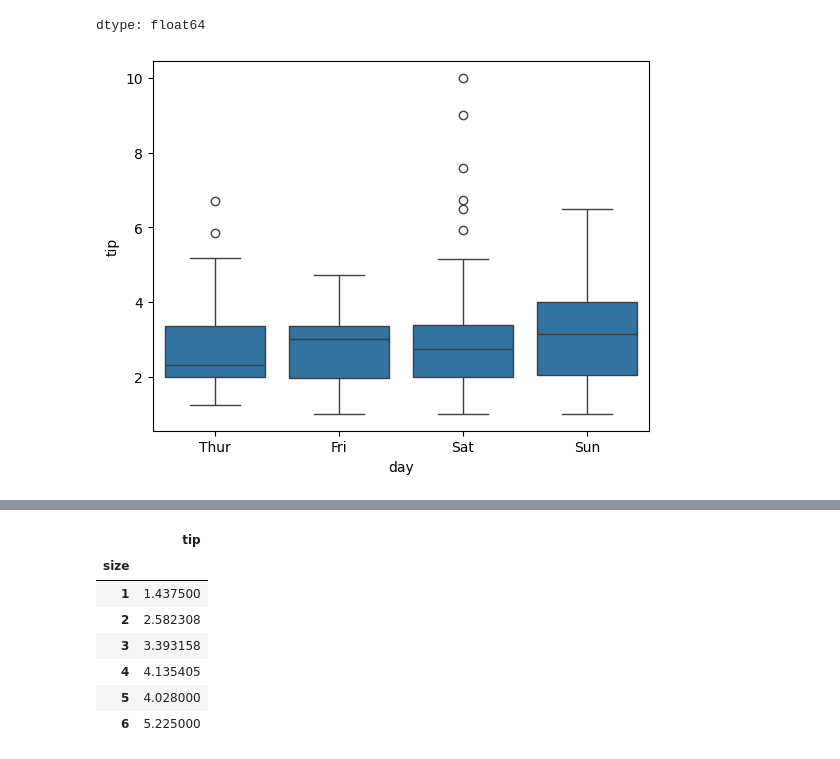
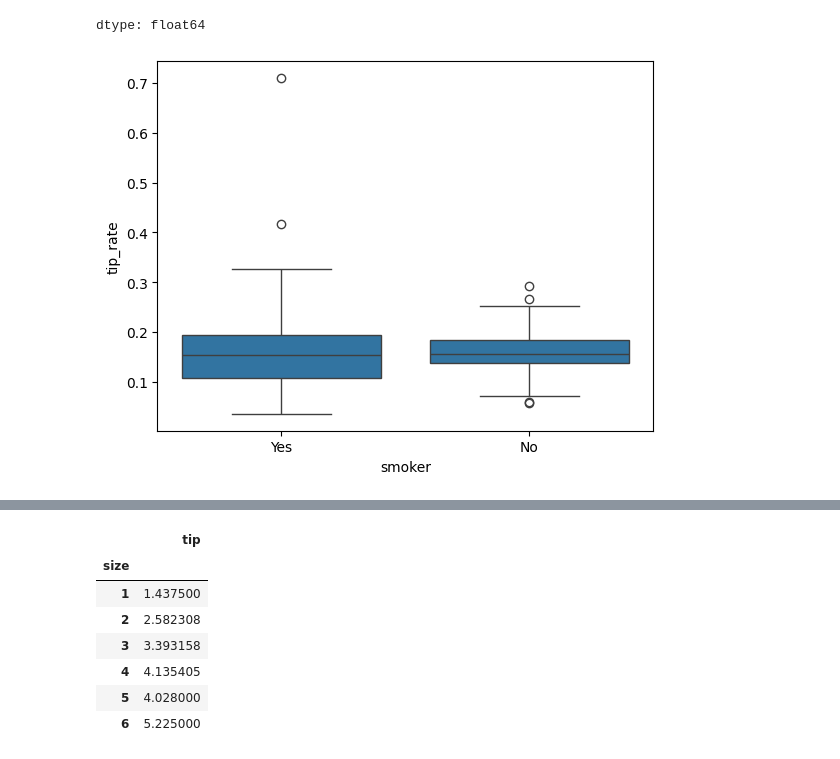
Before and after one commit to 2semlee/restaurant-tip-analysis, a Jupyter notebook: tips-analysis.ipynb, the cells around one changed output, grey strips where cells are left out. Saved outputs shown, nothing was run; the diff lists cells and outputs as text; code cells hidden in the pictures.

```diff
--- a/tips-analysis.ipynb
+++ b/tips-analysis.ipynb
@@ -80,7 +147,7 @@ df.groupby("smoker")["tip_rate"].mean()
 | No | 0.159328 |
 dtype: float64
 # %%
-sns.boxplot(data=df, x="day", y="tip")
+sns.boxplot(data=df, x="smoker", y="tip_rate")
 plt.show()
 # %% [output]
-[figure, old version]
+[figure, new version]
```
Also changed, not shown: parts of 61 cells of this notebook.
